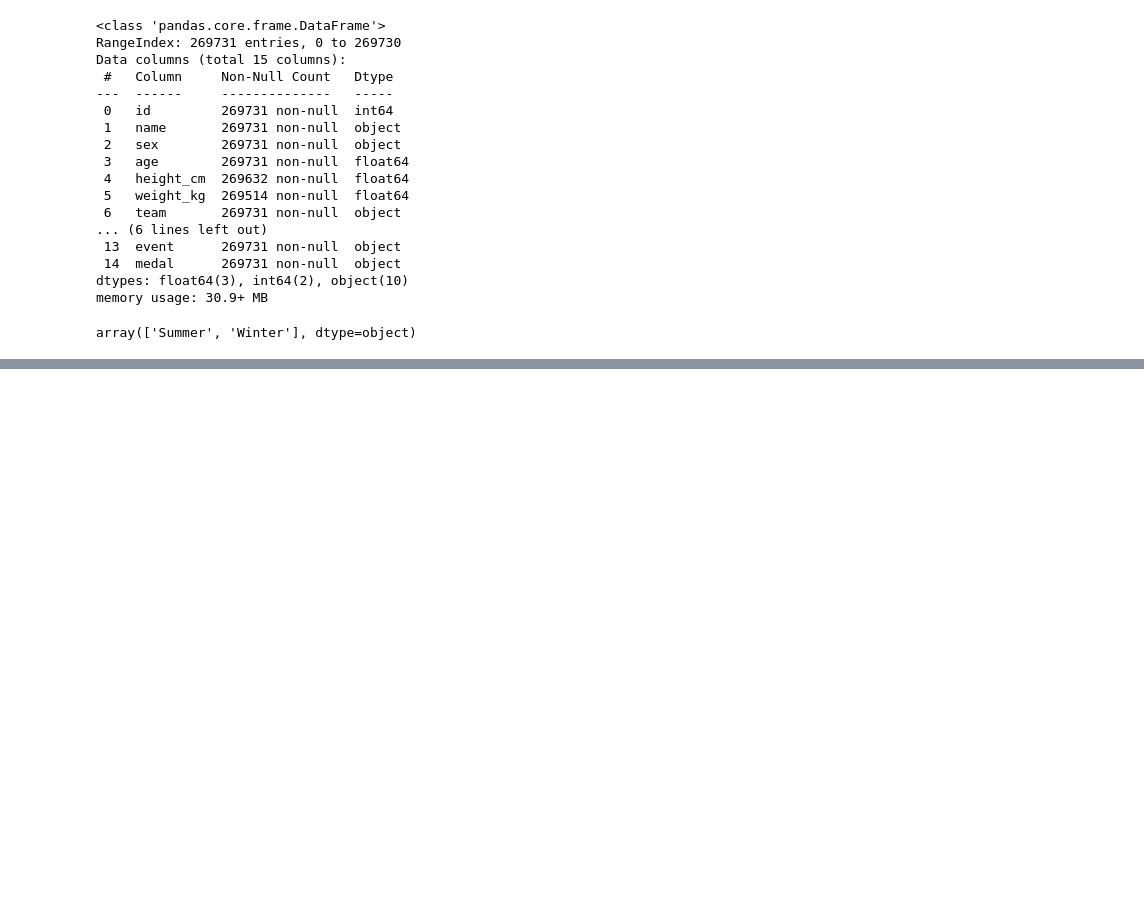
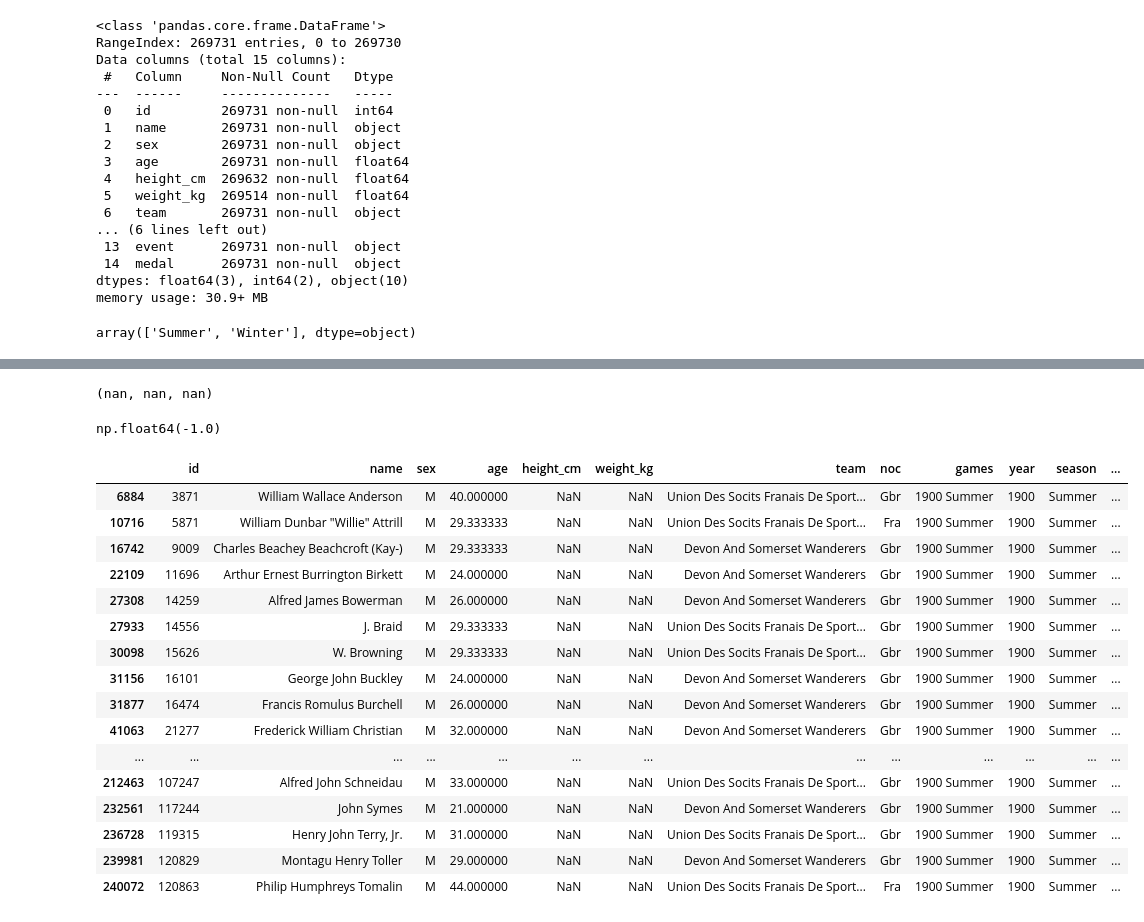
Before and after one commit to RonanD10/capstone-project, a Jupyter notebook: notebooks/exploratory_data_analysis.ipynb, the cells around one changed output, grey strips where cells are left out. Saved outputs shown, nothing was run; the diff lists cells and outputs as text; code cells hidden in the pictures; blank space fills up the shorter version.

```diff
--- a/notebooks/exploratory_data_analysis.ipynb
+++ b/notebooks/exploratory_data_analysis.ipynb
@@ -181,0 +430,48 @@ athletics = summer[summer["sport"] == "Athletics"]
+# %%
+def get_avg(sport, event, is_optimal):
+    """
+    Return: average age, height, weight for sport, event; if is_optimal, then averages for Gold medalists
+    """
+    avg_df = df[(df["sport"] == sport) & (df["event"] == event)]
+    if is_optimal:
+        avg_age = avg_df[avg_df["medal"] == "Gold"]["age"].mean()
+        avg_height = avg_df[avg_df["medal"] == "Gold"]["height_cm"].mean()
+        avg_weight = avg_df[avg_df["medal"] == "Gold"]["weight_kg"].mean()
+    else:
+        avg_age = avg_df["age"].mean()
+        avg_height = avg_df["height_cm"].mean()
+        avg_weight = avg_df["weight_kg"].mean()
+
+    return (avg_age, avg_height, avg_weight)
+
+get_avg("Athletics", "Men's 100m", True)
+# %% [output]
+(nan, nan, nan)
+# %%
+def perc_dif(value, avg_value):
+    perc = 100 * ((value - avg_value) / avg_value)
+    return np.round(perc, 1)
+
+perc_dif(100, 101)
+# %% [output]
+np.float64(-1.0)
+# %%
+df[df["sport"] == "Cricket"]
+# %% [output]
+|  | id | name | sex | age | height_cm | weight_kg | team | noc | games | year | season | ... |
+| 6884 | 3871 | William Wallace Anderson | M | 40.000000 | NaN | NaN | Union Des Socits Franais De Sport... | Gbr | 1900 Summer | 1900 | Summer | ... |
+| 10716 | 5871 | William Dunbar "Willie" Attrill | M | 29.333333 | NaN | NaN | Union Des Socits Franais De Sport... | Fra | 1900 Summer | 1900 | Summer | ... |
+| 16742 | 9009 | Charles Beachey Beachcroft (Kay-) | M | 29.333333 | NaN | NaN | Devon And Somerset Wanderers | Gbr | 1900 Summer | 1900 | Summer | ... |
+| 22109 | 11696 | Arthur Ernest Burrington Birkett | M | 24.000000 | NaN | NaN | Devon And Somerset Wanderers | Gbr | 1900 Summer | 1900 | Summer | ... |
+| 27308 | 14259 | Alfred James Bowerman | M | 26.000000 | NaN | NaN | Devon And Somerset Wanderers | Gbr | 1900 Summer | 1900 | Summer | ... |
+| 27933 | 14556 | J. Braid | M | 29.333333 | NaN | NaN | Union Des Socits Franais De Sport... | Gbr | 1900 Summer | 1900 | Summer | ... |
+| 30098 | 15626 | W. Browning | M | 29.333333 | NaN | NaN | Union Des Socits Franais De Sport... | Gbr | 1900 Summer | 1900 | Summer | ... |
+| 31156 | 16101 | George John Buckley | M | 24.000000 | NaN | NaN | Devon And Somerset Wanderers | Gbr | 1900 Summer | 1900 | Summer | ... |
+| 31877 | 16474 | Francis Romulus Burchell | M | 26.000000 | NaN | NaN | Devon And Somerset Wanderers | Gbr | 1900 Summer | 1900 | Summer | ... |
+| 41063 | 21277 | Frederick William Christian | M | 32.000000 | NaN | NaN | Devon And Somerset Wanderers | Gbr | 1900 Summer | 1900 | Summer | ... |
+| ... | ... | ... | ... | ... | ... | ... | ... | ... | ... | ... | ... | ... |
+| 212463 | 107247 | Alfred John Schneidau | M | 33.000000 | NaN | NaN | Union Des Socits Franais De Sport... | Gbr | 1900 Summer | 1900 | Summer | ... |
+| 232561 | 117244 | John Symes | M | 21.000000 | NaN | NaN | Devon And Somerset Wanderers | Gbr | 1900 Summer | 1900 | Summer | ... |
+| 236728 | 119315 | Henry John Terry, Jr. | M | 31.000000 | NaN | NaN | Union Des Socits Franais De Sport... | Gbr | 1900 Summer | 1900 | Summer | ... |
+| 239981 | 120829 | Montagu Henry Toller | M | 29.000000 | NaN | NaN | Devon And Somerset Wanderers | Gbr | 1900 Summer | 1900 | Summer | ... |
+| 240072 | 120863 | Philip Humphreys Tomalin | M | 44.000000 | NaN | NaN | Union Des Socits Franais De Sport... | Fra | 1900 Summer | 1900 | Summer | ... |
```
Also changed, not shown: parts of 15 cells of this notebook, 11 other files.
